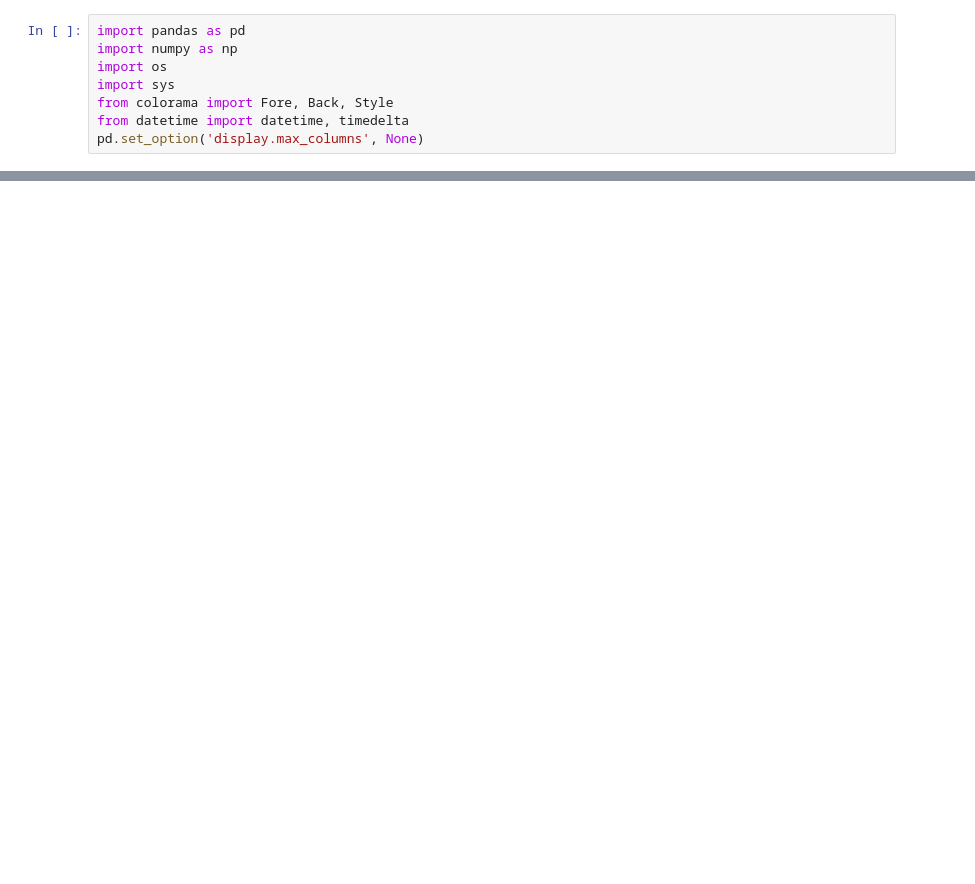
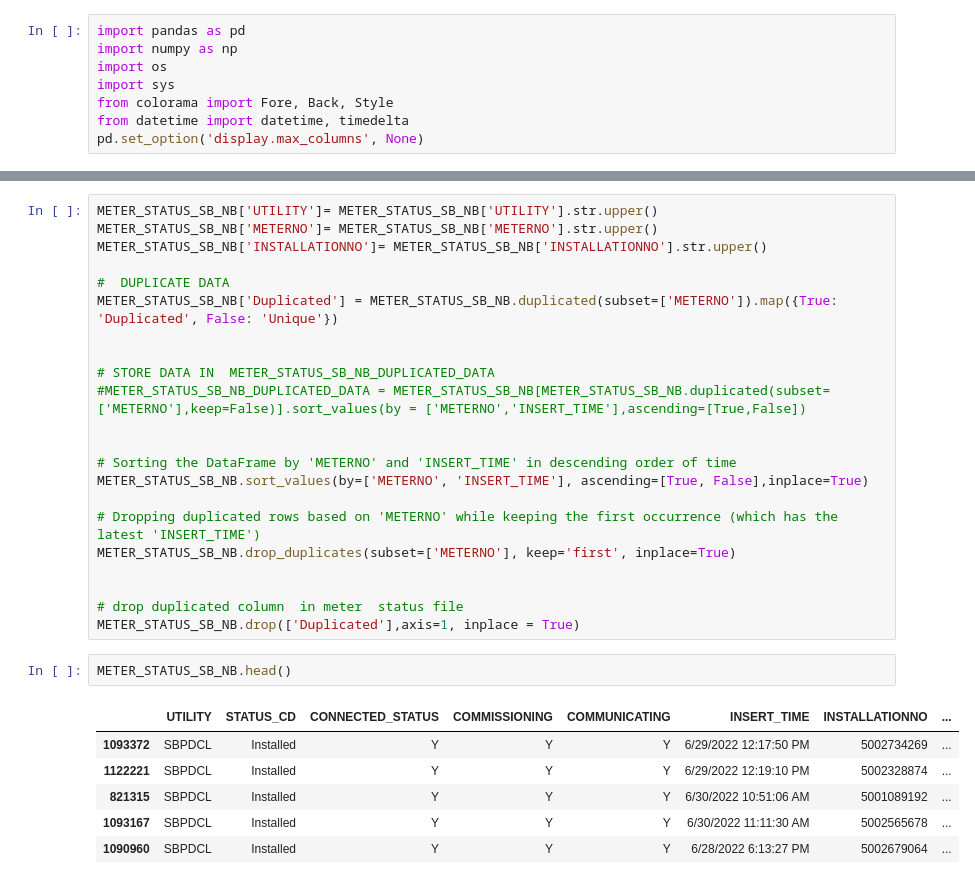
Before and after one commit to ratankj/MDM_HES_DATA_MATCH, a Jupyter notebook: data_comparision.ipynb, the cells around one changed output, grey strips where cells are left out. Drawn from its saved outputs; the diff is of its cells as text; blank space fills up the shorter version.

```diff
--- a/data_comparision.ipynb
+++ b/data_comparision.ipynb
@@ -18,0 +108,31 @@ Error:
+# %%
+METER_STATUS_SB_NB['UTILITY']= METER_STATUS_SB_NB['UTILITY'].str.upper()
+METER_STATUS_SB_NB['METERNO']= METER_STATUS_SB_NB['METERNO'].str.upper()
+METER_STATUS_SB_NB['INSTALLATIONNO']= METER_STATUS_SB_NB['INSTALLATIONNO'].str.upper()
+
+#  DUPLICATE DATA
+METER_STATUS_SB_NB['Duplicated'] = METER_STATUS_SB_NB.duplicated(subset=['METERNO']).map({True: 'Duplicated', False: 'Unique'})
+
+
+# STORE DATA IN  METER_STATUS_SB_NB_DUPLICATED_DATA
+#METER_STATUS_SB_NB_DUPLICATED_DATA = METER_STATUS_SB_NB[METER_STATUS_SB_NB.duplicated(subset=['METERNO'],keep=False)].sort_values(by = ['METERNO','INSERT_TIME'],ascending=[True,False])
+
+
+# Sorting the DataFrame by 'METERNO' and 'INSERT_TIME' in descending order of time
+METER_STATUS_SB_NB.sort_values(by=['METERNO', 'INSERT_TIME'], ascending=[True, False],inplace=True)
+
+# Dropping duplicated rows based on 'METERNO' while keeping the first occurrence (which has the latest 'INSERT_TIME')
+METER_STATUS_SB_NB.drop_duplicates(subset=['METERNO'], keep='first', inplace=True)
+
+
+# drop duplicated column  in meter  status file
+METER_STATUS_SB_NB.drop(['Duplicated'],axis=1, inplace = True)
+# %%
+METER_STATUS_SB_NB.head()
+# %% [output]
+|  | UTILITY | STATUS_CD | CONNECTED_STATUS | COMMISSIONING | COMMUNICATING | INSERT_TIME | INSTALLATIONNO | ... |
+| 1093372 | SBPDCL | Installed | Y | Y | Y | 6/29/2022 12:17:50 PM | 5002734269 | ... |
+| 1122221 | SBPDCL | Installed | Y | Y | Y | 6/29/2022 12:19:10 PM | 5002328874 | ... |
+| 821315 | SBPDCL | Installed | Y | Y | Y | 6/30/2022 10:51:06 AM | 5001089192 | ... |
+| 1093167 | SBPDCL | Installed | Y | Y | Y | 6/30/2022 11:11:30 AM | 5002565678 | ... |
+| 1090960 | SBPDCL | Installed | Y | Y | Y | 6/28/2022 6:13:27 PM | 5002679064 | ... |
```
Also changed, not shown: parts of 18 cells of this notebook, 7 other files.
